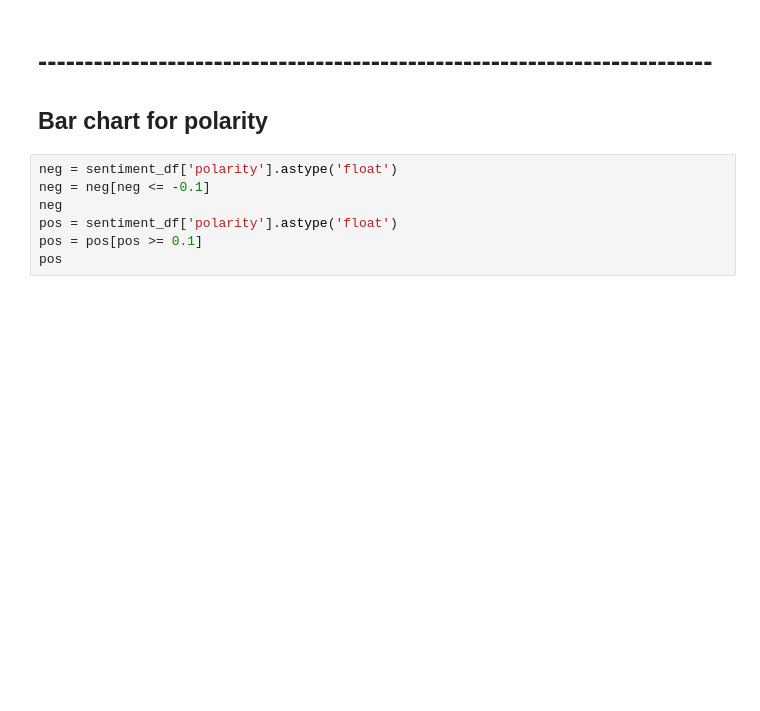
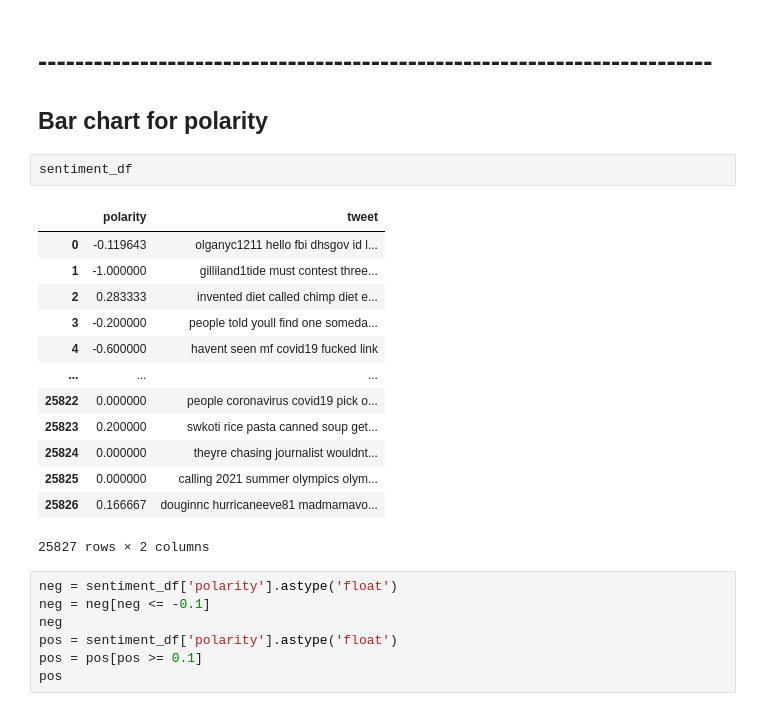
Before and after one commit to AndrewEdward37/67364_Final_Project, a Jupyter notebook: analysis.ipynb, the cells around one changed output. Saved outputs shown, nothing was run; the diff lists cells and outputs as text; blank space fills up the shorter version.

```diff
--- a/analysis.ipynb
+++ b/analysis.ipynb
@@ -405,6 +405,22 @@ Text(0.5, 0, 'Polarity')
 # %% [markdown]
 # -------------------------------------------------------------------------
 ## Bar chart for polarity
+# %%
+sentiment_df
+# %% [output]
+|  | polarity | tweet |
+| 0 | -0.119643 | olganyc1211 hello fbi dhsgov id l... |
+| 1 | -1.000000 | gilliland1tide must contest three... |
+| 2 | 0.283333 | invented diet called chimp diet e... |
+| 3 | -0.200000 | people told youll find one someda... |
+| 4 | -0.600000 | havent seen mf covid19 fucked link |
+| ... | ... | ... |
+| 25822 | 0.000000 | people coronavirus covid19 pick o... |
+| 25823 | 0.200000 | swkoti rice pasta canned soup get... |
+| 25824 | 0.000000 | theyre chasing journalist wouldnt... |
+| 25825 | 0.000000 | calling 2021 summer olympics olym... |
+| 25826 | 0.166667 | douginnc hurricaneeve81 madmamavo... |
+25827 rows × 2 columns
 # %%
 neg = sentiment_df['polarity'].astype('float')
 neg = neg[neg <= -0.1]
```
Also changed, not shown: parts of 15 cells of this notebook.
